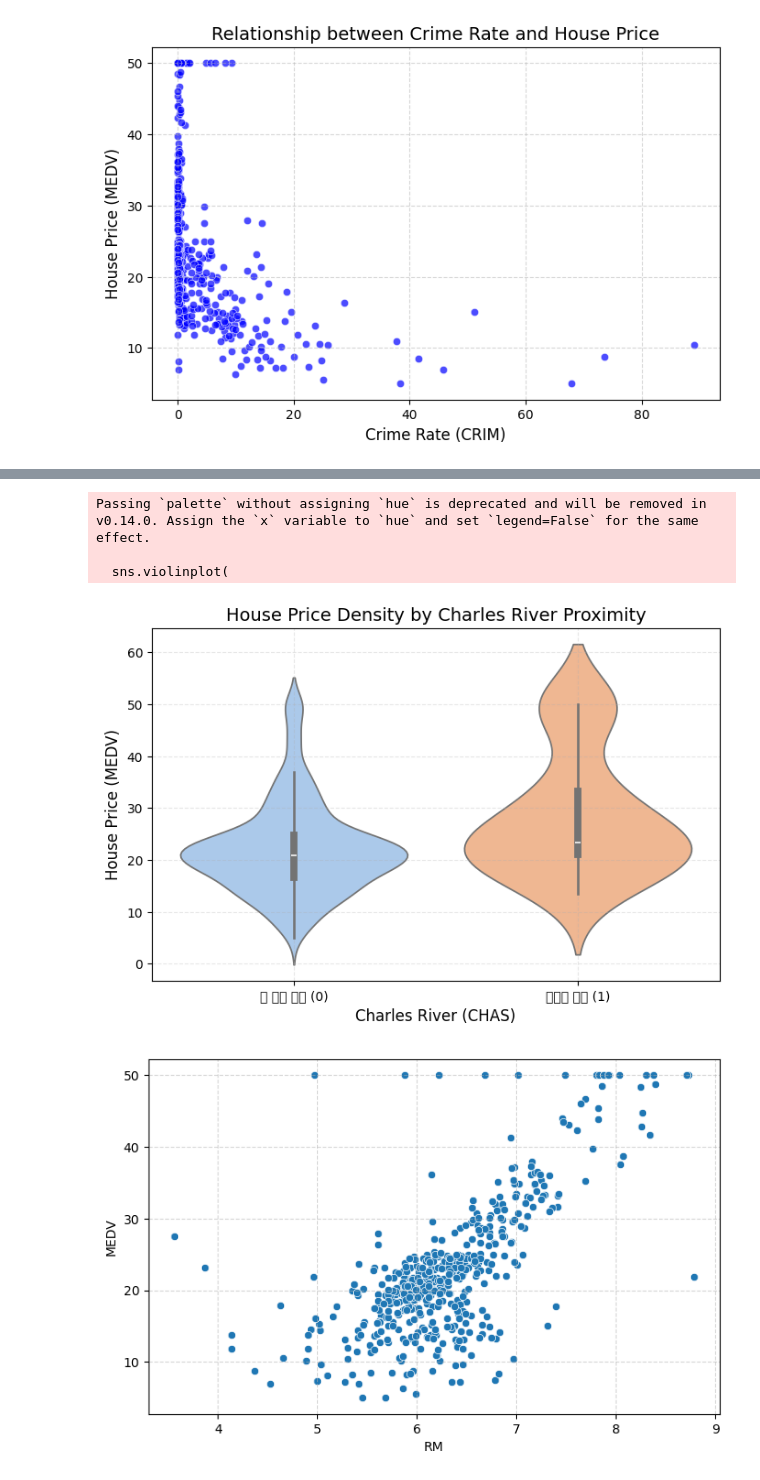
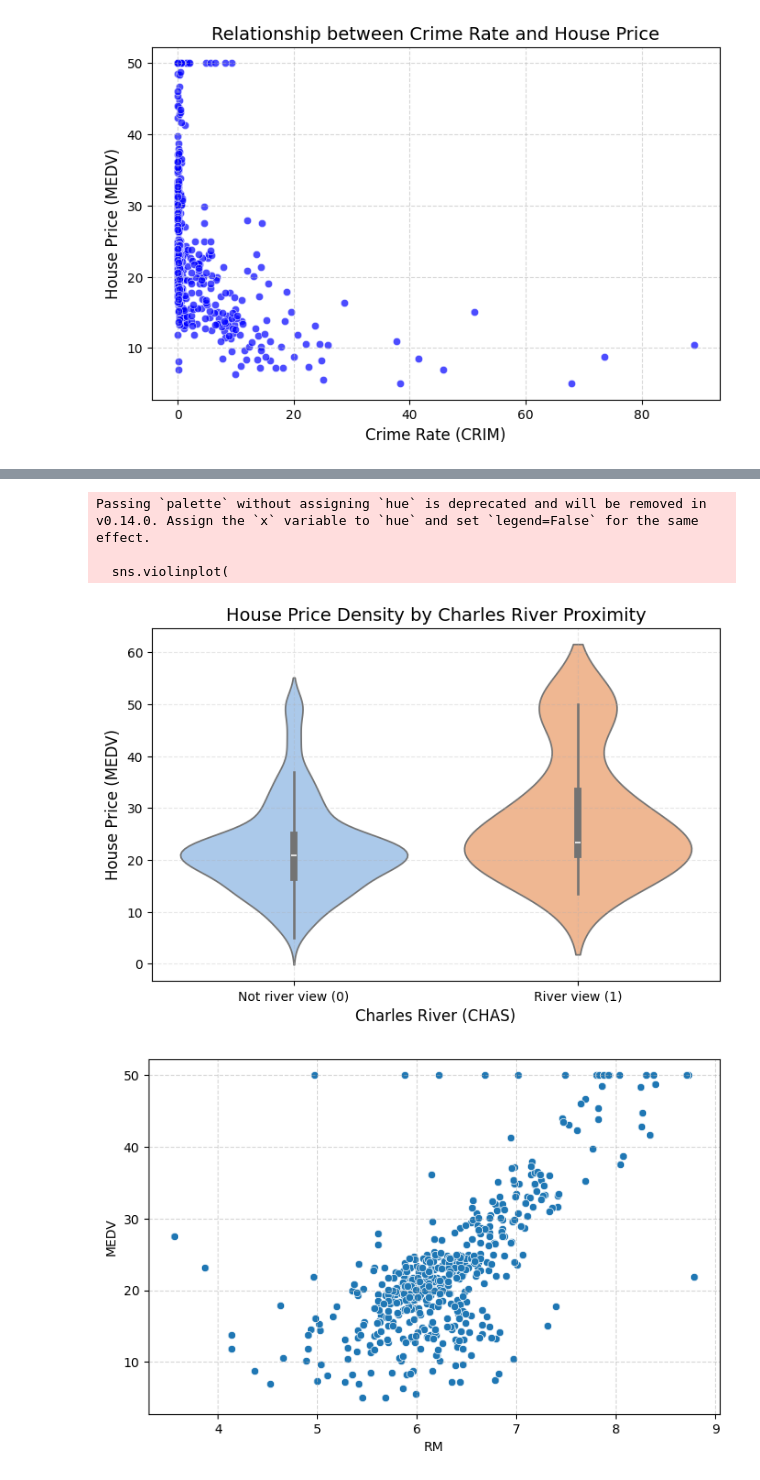
Before and after one commit to hw-coder92/Gwangju-AI-Academy, a Jupyter notebook: 06.EDA-분석/02.프로젝트/01-데이터분석-탐색적분석(EDA).ipynb, the cells around one changed output, grey strips where cells are left out. Saved outputs shown, nothing was run; the diff lists cells and outputs as text; code cells hidden in the pictures.

```diff
--- a/06.EDA-분석/02.프로젝트/01-데이터분석-탐색적분석(EDA).ipynb
+++ b/06.EDA-분석/02.프로젝트/01-데이터분석-탐색적분석(EDA).ipynb
@@ -92,0 +122,6 @@ max     37.970000   50.000000
+# %%
+# RAD(고속도로 접근성)과 TAX(재산세율)는 다중공선성 문제를 일으킬 수 있으므로 비교적 다른 변수들과 상관성이 적은 RAD를 삭제.
+
+df_boston.drop(columns=["RAD"],errors="ignore",inplace=True)
+
+print(df_boston)
@@ -207,33 +335,34 @@ Name: proportion, dtype: float64
 # %%
+# CHAS ↔ MEDV
 # 강세권과 주택 가격은 연관성이 있는 가?
 
 plt.figure(figsize=(8, 5))
 
 # sns.violinplot으로 데이터의 부피(밀도)까지 시각화
 sns.violinplot(
     x="CHAS",
     y="MEDV",
     data=df_boston,
     palette="pastel"
 )
 
-plt.xticks([0, 1], ['강 주변 아님 (0)', '찰스강 주변 (1)'])
+plt.xticks([0, 1], ['Not river view (0)', 'River view (1)'])
 plt.title("House Price Density by Charles River Proximity", fontsize=14)
 plt.xlabel("Charles River (CHAS)", fontsize=12)
 plt.ylabel("House Price (MEDV)", fontsize=12)
 plt.grid(True, linestyle="--", alpha=0.3)
 
 plt.show()
 
 # 분석
 
 # 찰스 강 주변의 위치(강세권)가 그렇지 않은 위치보다 전체적으로 위쪽으로 치우쳐있다.
 # 찰스 강 조망 여부는 주택 가격 상승에 유의미한 영향(긍정적)을 미친다고 볼 수 있다.
 # %% [output]
 Passing `palette` without assigning `hue` is deprecated and will be removed in v0.14.0. Assign the `x` variable to `hue` and set `legend=False` for the same effect.
 
   sns.violinplot(
-[figure, old version]
+[figure, new version]
 # %%
 # 방 개수 와 주택 가격은 연관성이 있는가?
 
```
Also changed, not shown: parts of 12 cells of this notebook, 12 other files.
